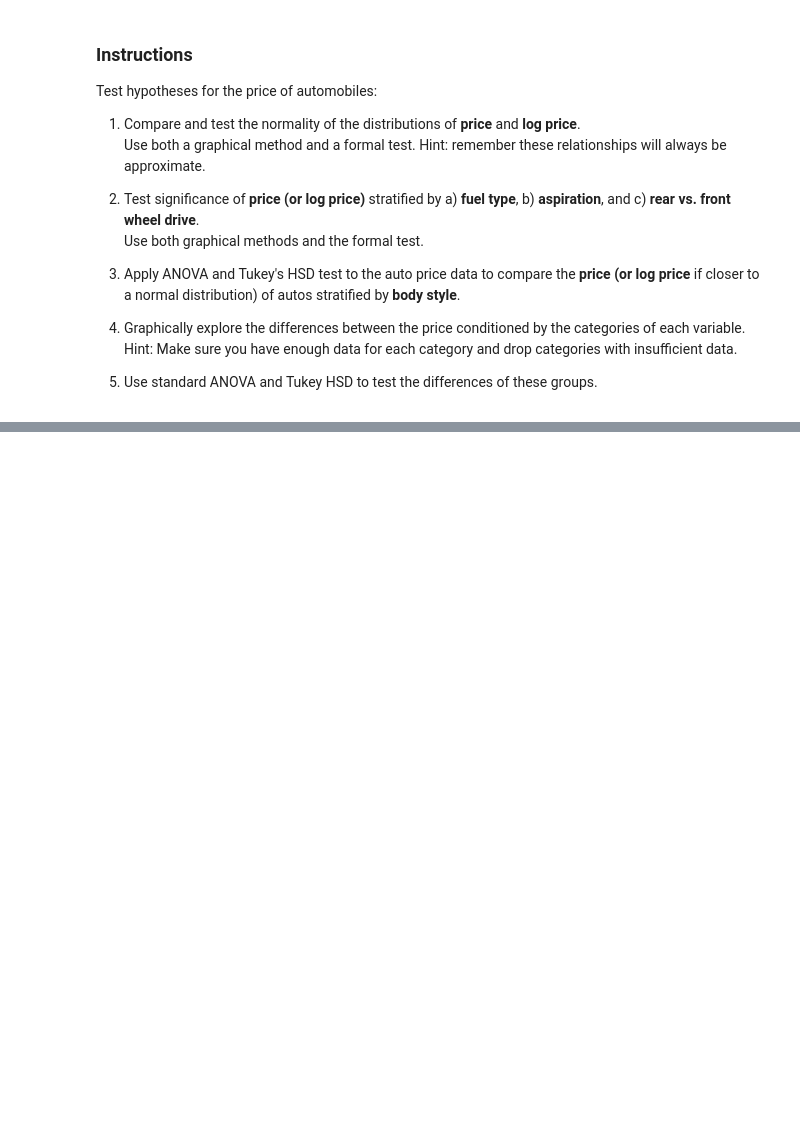
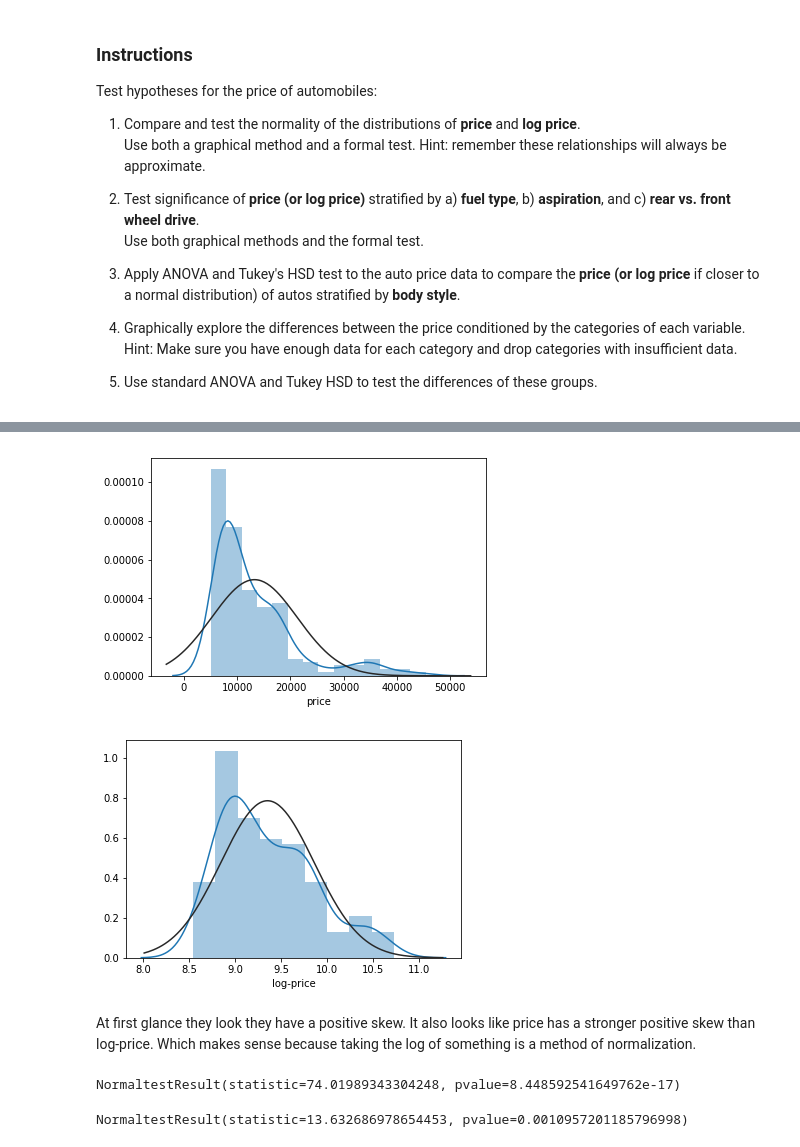
Before and after one commit to tylercrosse/DATASCI410, a Jupyter notebook: assignments/TylerCrosse-L04-AutoHypothesis.ipynb, the cells around one changed output, grey strips where cells are left out. Saved outputs shown, nothing was run; the diff lists cells and outputs as text; code cells hidden in the pictures; blank space fills up the shorter version.

```diff
--- a/assignments/TylerCrosse-L04-AutoHypothesis.ipynb
+++ b/assignments/TylerCrosse-L04-AutoHypothesis.ipynb
@@ -23,3 +25,13 @@ Please clearly outline the results of these tests with markdown text. Be sure yo
 # %%
+# Import libraries
+import pandas as pd
+import numpy as np
+import matplotlib.pyplot as plt
+import seaborn as sns
+from scipy import stats
+
 # Cleaned up Dataset location
 fileName = "https://library.startlearninglabs.uw.edu/DATASCI410/Datasets/Automobile%20price%20data%20_Raw_.csv"
+
+# Read the .csv file with the pandas read_csv method
+energy = pd.read_csv(fileName)
@@ -27,0 +38,16 @@ fileName = "https://library.startlearninglabs.uw.edu/DATASCI410/Datasets/Automob
+# %%
+# clean up data
+
+## Remove rows with missing values, accounting for mising values coded as '?'
+cols = ['price', 'bore', 'stroke',
+      'horsepower', 'peak-rpm']
+for column in cols:
+    energy.loc[energy[column] == '?', column] = np.nan
+    energy.dropna(axis = 0, inplace = True)
+
+## Convert some columns to numeric values
+for column in cols:
+    energy[column] = pd.to_numeric(energy[column])
+# %%
+# add 'log price' to the df
+energy['log-price'] = np.log(energy.price)
@@ -27,0 +78,19 @@ fileName = "https://library.startlearninglabs.uw.edu/DATASCI410/Datasets/Automob
+# %%
+# graph the distributions
+sns.distplot(energy['price'], fit=stats.norm)
+plt.show()
+sns.distplot(energy['log-price'], fit=stats.norm)
+plt.show()
+# %% [output]
+[figure, added]
+[figure, added]
+# %% [markdown]
+At first glance they look they have a positive skew. It also looks like price has a stronger positive skew than log-price. Which makes sense because taking the log of something is a method of normalization.
+# %%
+stats.normaltest(energy['price'])
+# %% [output]
+NormaltestResult(statistic=74.01989343304248, pvalue=8.448592541649762e-17)
+# %%
+stats.normaltest(energy['log-price'])
+# %% [output]
+NormaltestResult(statistic=13.632686978654453, pvalue=0.0010957201185796998)
```
Also changed, not shown: parts of 21 cells of this notebook, 19 other files.
